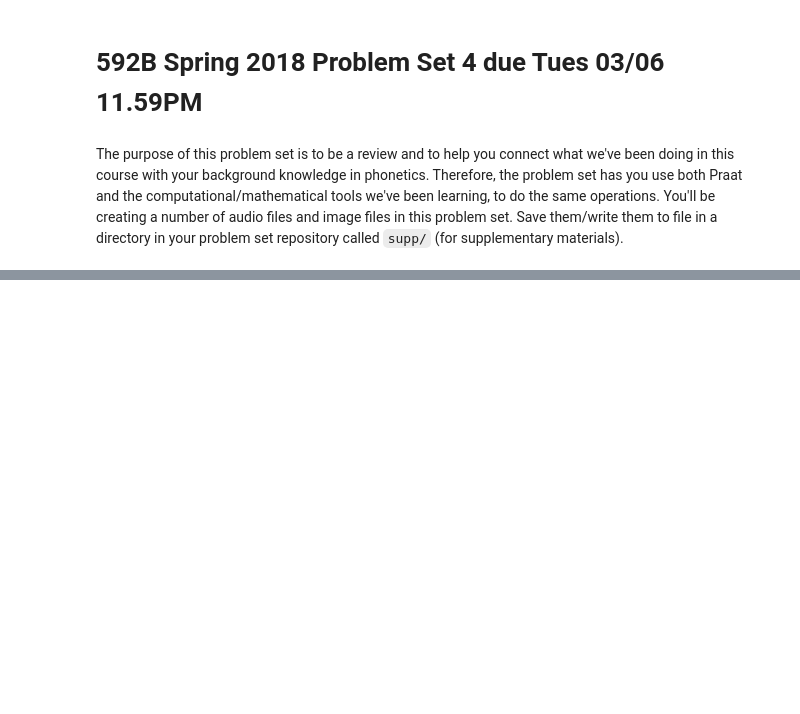
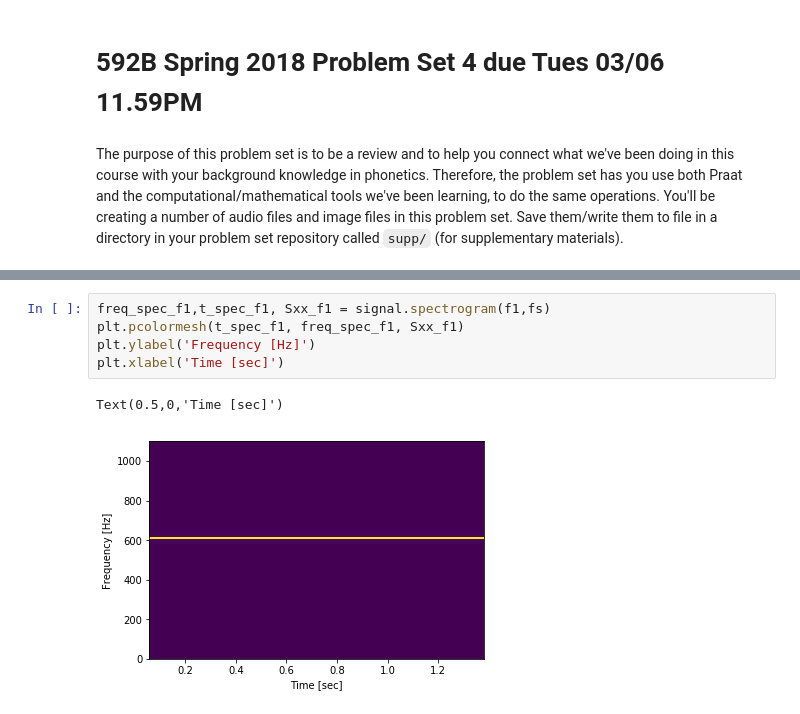
Before and after one commit to ling592b/592B_PS4-krismyu, a Jupyter notebook: 592B Spring 2018 Problem Set 4.ipynb, the cells around one changed output, grey strips where cells are left out. Cells and saved outputs as stored; diff of their text form; blank space fills up the shorter version.

```diff
--- a/592B Spring 2018 Problem Set 4.ipynb
+++ b/592B Spring 2018 Problem Set 4.ipynb
@@ -34,0 +176,8 @@ from IPython.display import Audio, display
+# %%
+freq_spec_f1,t_spec_f1, Sxx_f1 = signal.spectrogram(f1,fs)
+plt.pcolormesh(t_spec_f1, freq_spec_f1, Sxx_f1)
+plt.ylabel('Frequency [Hz]')
+plt.xlabel('Time [sec]')
+# %% [output]
+Text(0.5,0,'Time [sec]')
+[figure, added]
```
Also changed, not shown: parts of 30 cells of this notebook, 15 other files.
